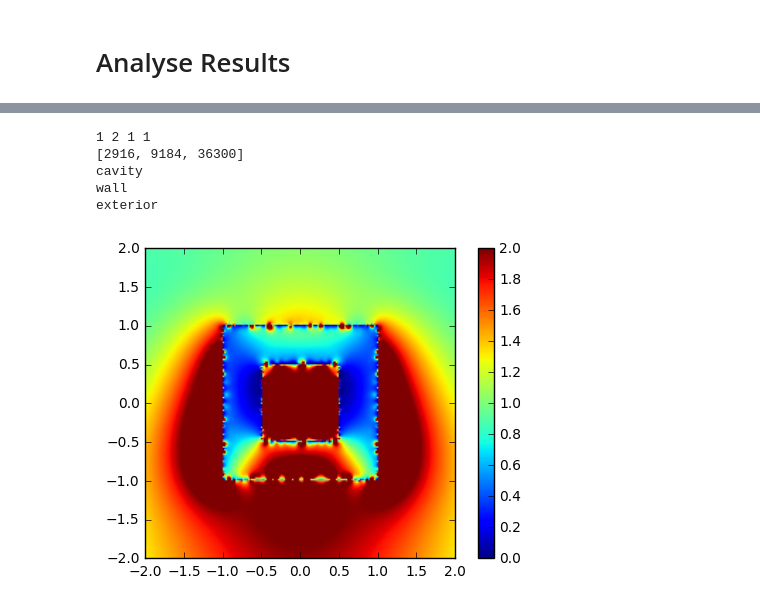
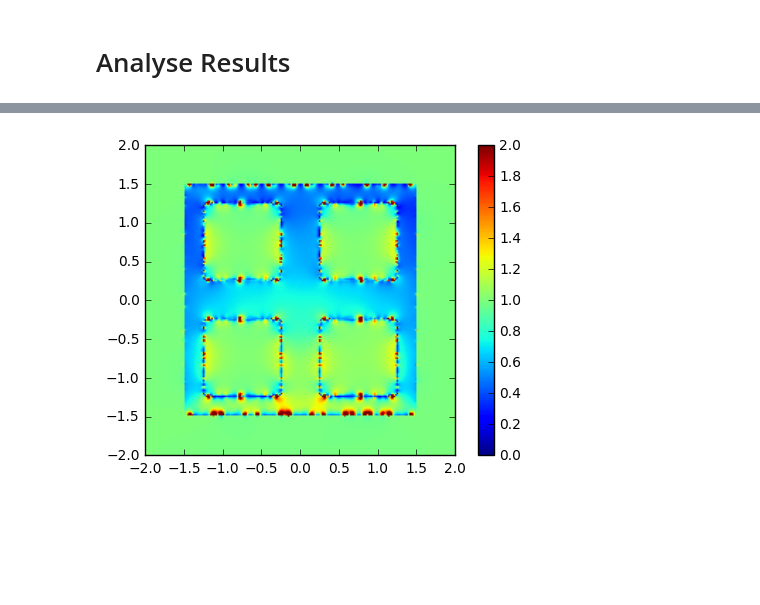
Before and after one commit to sheeshee/MSc-Project-Code, a Jupyter notebook: Notebooks/04_bempp_cavity_simple.ipynb, the cells around one changed output, grey strips where cells are left out. Cells and saved outputs as stored; diff of their text form; code cells hidden in the pictures; blank space fills up the shorter version.

Commit message:
Implement N-cavity plotting for strong form.

```diff
--- a/Notebooks/04_bempp_cavity_simple.ipynb
+++ b/Notebooks/04_bempp_cavity_simple.ipynb
@@ -12,5 +12,5 @@ import bempp_cavity
 # %%
 ELEMENT_SIZE = 0.5
 LENGTH_CAVITY = 1
-LENGTH_WALL = 2
+LENGTH_WALL = 3
 # %%
@@ -26,8 +41,8 @@ grid = bempp_cavity.create_grid(outer_wall, inner_wall)
 # %% [markdown]
 # Define Parameters and incident wave
 # %%
-Ks = [1, 2, 1]
-MUs = [1, 1, 1]
+Ks = [1, 1, 1, 1, 1, 1]
+MUs = [1, 1, 1, 1, 1, 1]
 wave = bempp_cavity.IncidentWave(Ks[0], MUs[0])
 # %% [output]
 1 1
@@ -35,4 +50,6 @@ wave = bempp_cavity.IncidentWave(Ks[0], MUs[0])
 # Create Models
 # %%
 model_sf = bempp_cavity.Model(grid, Ks, MUs, wave)
+# %%
+sol_sf = model_sf.solve()
 # %%
@@ -42,14 +65,5 @@ model_wf = bempp_cavity.Model(grid, Ks, MUs, wave, spaces='RWG-dominant')
 # %%
-methods = [
-    'none',
-    'diagonal',
-    'self',
-]
-sol_sf = {
-    method: model_sf.solve(preconditioner=method)
-    for method in methods
-}
-sol_wf = {
-    method: model_wf.solve(preconditioner=method)
-    for method in methods
-}
+# sol_sf = {
+#     method: model_sf.solve(preconditioner=method)
+#     for method in methods
+# }
@@ -125,9 +172,4 @@ exterior
 # %%
-sol_1.plot()
+sol_sf.plot()
 # %% [output]
-1 2 1 1
-[2916, 9184, 36300]
-cavity
-wall
-exterior
-[figure, old version]
+[figure, new version]
```
Also changed, not shown: parts of 30 cells of this notebook, 2 other files.
